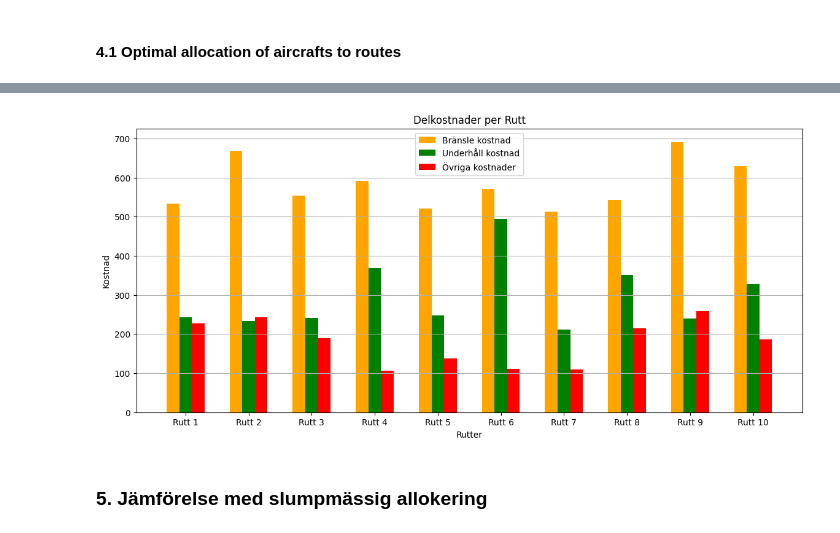
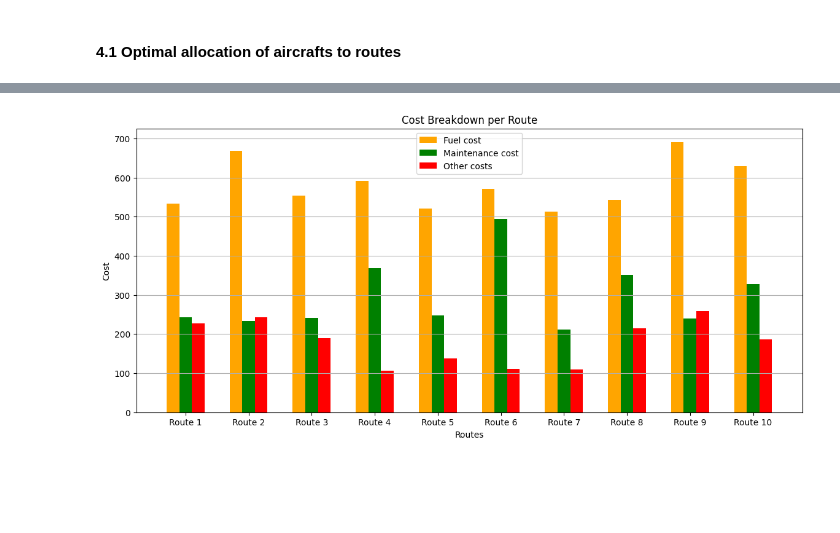
Before and after one commit to andrillion/Projects, a Jupyter notebook: tail_assignment.ipynb, the cells around one changed output, grey strips where cells are left out. Saved outputs shown, nothing was run; the diff lists cells and outputs as text; code cells hidden in the pictures; blank space fills up the shorter version.

```diff
--- a/tail_assignment.ipynb
+++ b/tail_assignment.ipynb
@@ -268,21 +266,19 @@ plt.show()
 # %%
-# Visualisering av delkostnader per rutt
+# Visualization of cost breakdown per route
 bar_width = 0.2
 x = np.arange(num_routes)
 
 plt.figure(figsize=(14, 6))
-plt.bar(x - bar_width, fuel_cost_per_route, width=bar_width, label='Bränsle kostnad', color='orange')
-plt.bar(x, maintenance_cost_per_route, width=bar_width, label='Underhåll kostnad', color='green')
-plt.bar(x + bar_width, other_cost_per_route, width=bar_width, label='Övriga kostnader', color='red')
+plt.bar(x - bar_width, fuel_cost_per_route, width=bar_width, label='Fuel cost', color='orange')
+plt.bar(x, maintenance_cost_per_route, width=bar_width, label='Maintenance cost', color='green')
+plt.bar(x + bar_width, other_cost_per_route, width=bar_width, label='Other costs', color='red')
 
-plt.xticks(x, [f'Rutt {i+1}' for i in range(num_routes)])
-plt.title('Delkostnader per Rutt')
-plt.xlabel('Rutter')
-plt.ylabel('Kostnad')
+plt.xticks(x, [f'Route {i+1}' for i in range(num_routes)])
+plt.title('Cost Breakdown per Route')
+plt.xlabel('Routes')
+plt.ylabel('Cost')
 plt.legend()
 plt.grid(axis='y')
 plt.show()
 # %% [output]
-[figure, old version]
+[figure, new version]
-# %% [markdown]
-### 5. Jämförelse med slumpmässig allokering
```
Also changed, not shown: parts of 8 cells of this notebook.
